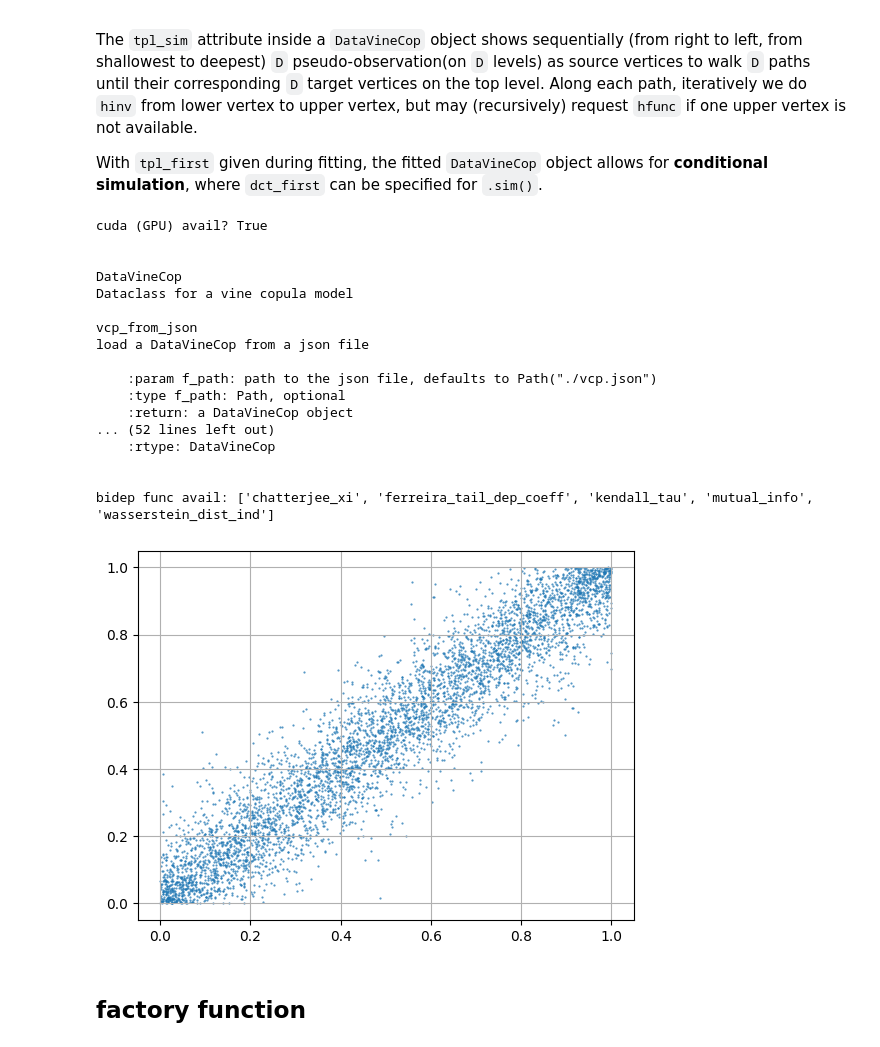
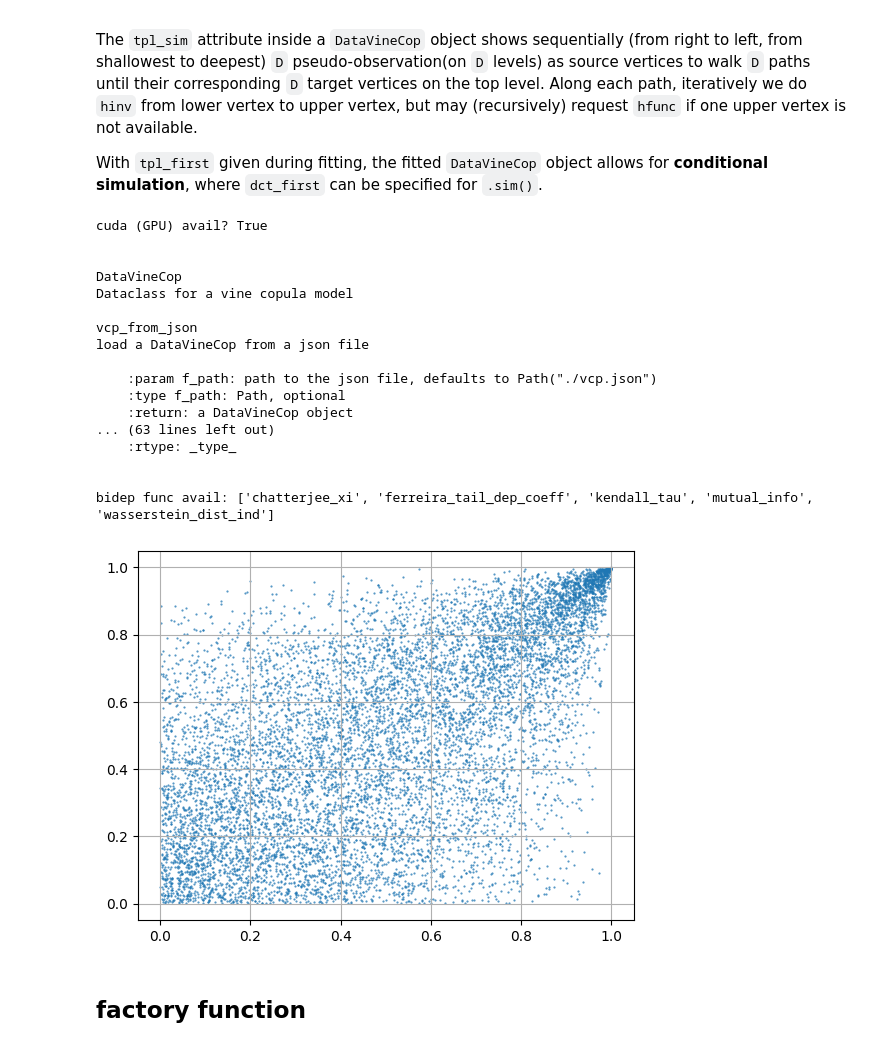
Before and after one commit to TY-Cheng/torchvinecopulib, a Jupyter notebook: examples/1_vinecop.ipynb, the cells around one changed output. Cells and saved outputs as stored; diff of their text form; code cells hidden in the pictures.

```diff
--- a/examples/1_vinecop.ipynb
+++ b/examples/1_vinecop.ipynb
@@ -25,12 +25,11 @@ import torch
 sys.path.append("..")
 import torchvinecopulib as tvc
 
-# * a helper function to sim vinecop obs
-from tests import sim_vcp_from_bcp
-
 print(f"cuda (GPU) avail? {torch.cuda.is_available()}\n")
 DEVICE = "cuda" if torch.cuda.is_available() else "cpu"
 NUM_DIM = 7
+num_sim = 10000
+seed = 0
 for _ in tvc.vinecop.__all__:
     print(f"\n{_}")
     print(tvc.vinecop.__getattribute__(_).__doc__)
@@ -48,19 +47,20 @@ load a DataVineCop from a json file
     :param f_path: path to the json file, defaults to Path("./vcp.json")
     :type f_path: Path, optional
     :return: a DataVineCop object
-... (52 lines left out)
-    :rtype: DataVineCop
+... (63 lines left out)
+    :rtype: _type_
 
 
 bidep func avail: ['chatterjee_xi', 'ferreira_tail_dep_coeff', 'kendall_tau', 'mutual_info', 'wasserstein_dist_ind']
 # %%
 # simulate multivariate copula data from bicop
-V_mvcp = sim_vcp_from_bcp(bcp_tvc=tvc.bicop.Frank, num_sim=5000, num_dim=NUM_DIM, device=DEVICE)
+mdl_vcp = tvc.vinecop.vcp_from_sim(num_dim=NUM_DIM, seed=seed)
+V_mvcp = mdl_vcp.sim(num_sim=num_sim, device=DEVICE)
 # visualize first two dim
 plt.scatter(*V_mvcp[:, [0, 1]].T.cpu(), s=0.3, alpha=0.8)
 plt.grid()
 # %% [output]
-[figure, old version]
+[figure, new version]
 # %% [markdown]
 ## factory function
 # %%
```
Also changed, not shown: parts of 8 cells of this notebook, 38 other files.
